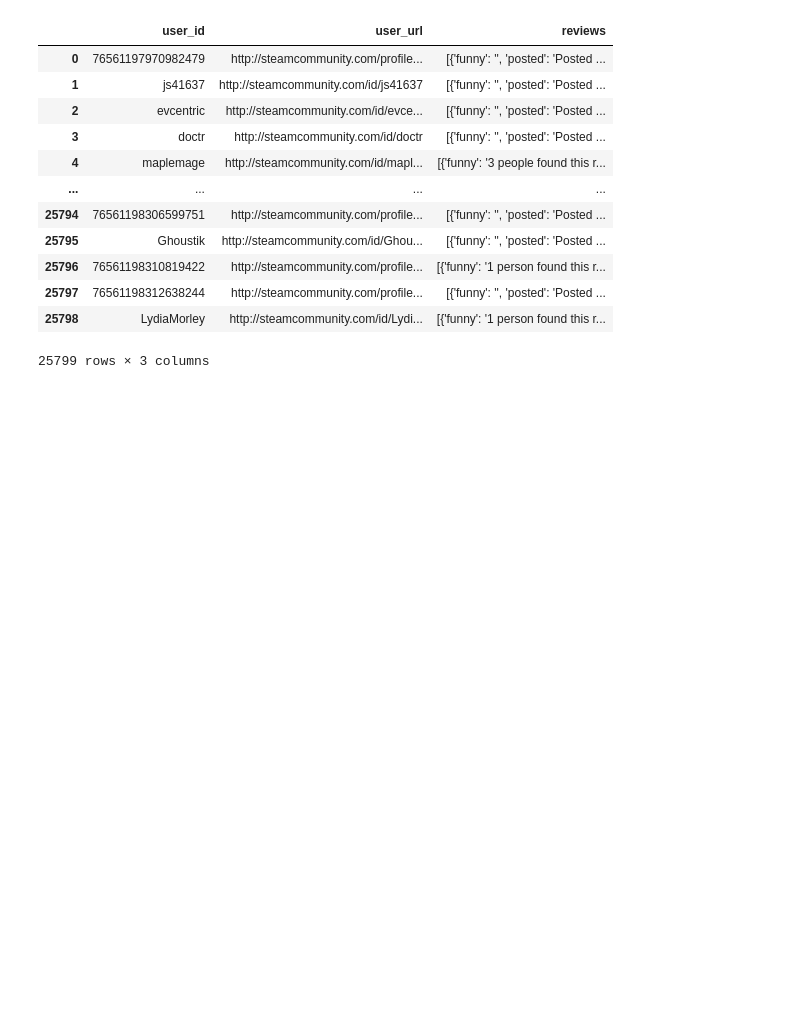
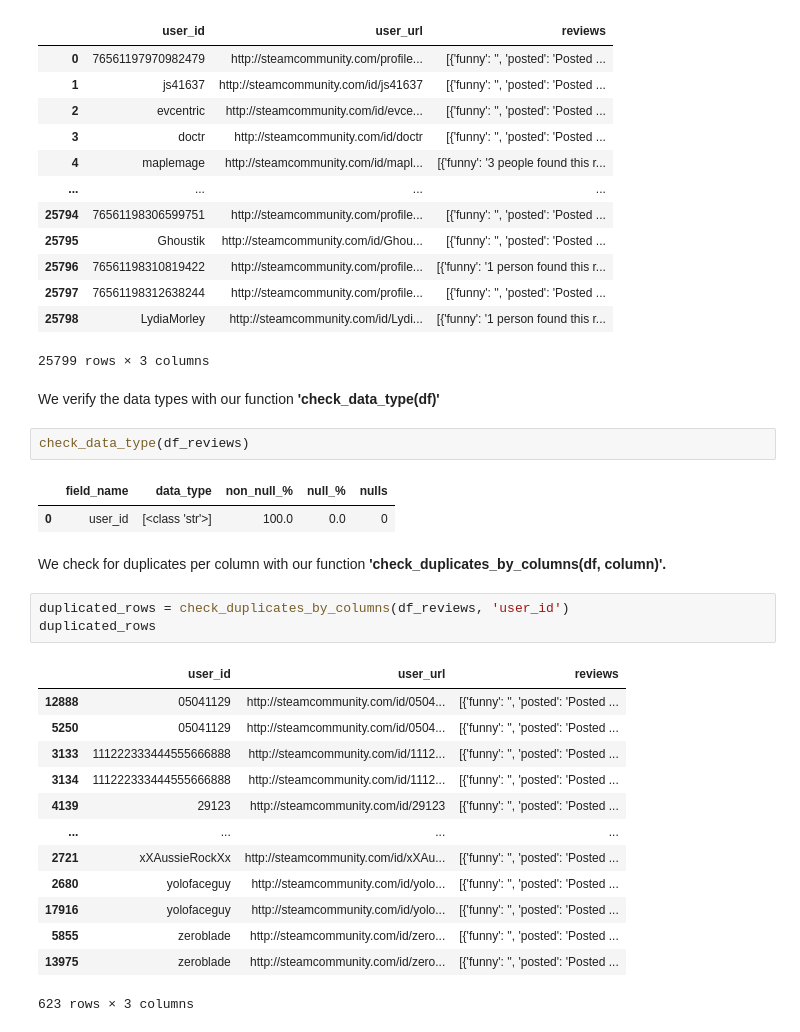
Before and after one commit to MigueJhota/Developing-an-MLOps-Pipeline-for-a-Recommender-System, a Jupyter notebook: 1_ETL_feature_engineering.ipynb, the cells around one changed output. Cells and saved outputs as stored; diff of their text form; blank space fills up the shorter version.

```diff
--- a/1_ETL_feature_engineering.ipynb
+++ b/1_ETL_feature_engineering.ipynb
@@ -252,3 +252,29 @@ df_reviews
 | 25797 | 76561198312638244 | http://steamcommunity.com/profile... | [{'funny': '', 'posted': 'Posted ... |
 | 25798 | LydiaMorley | http://steamcommunity.com/id/Lydi... | [{'funny': '1 person found this r... |
 25799 rows × 3 columns
+# %% [markdown]
+We verify the data types with our function **'check_data_type(df)'**
+# %%
+check_data_type(df_reviews)
+# %% [output]
+|  | field_name | data_type | non_null_% | null_% | nulls |
+| 0 | user_id | [<class 'str'>] | 100.0 | 0.0 | 0 |
+# %% [markdown]
+We check for duplicates per column with our function **'check_duplicates_by_columns(df, column)'.**
+# %%
+duplicated_rows = check_duplicates_by_columns(df_reviews, 'user_id')
+duplicated_rows
+# %% [output]
+|  | user_id | user_url | reviews |
+| 12888 | 05041129 | http://steamcommunity.com/id/0504... | [{'funny': '', 'posted': 'Posted ... |
+| 5250 | 05041129 | http://steamcommunity.com/id/0504... | [{'funny': '', 'posted': 'Posted ... |
+| 3133 | 111222333444555666888 | http://steamcommunity.com/id/1112... | [{'funny': '', 'posted': 'Posted ... |
+| 3134 | 111222333444555666888 | http://steamcommunity.com/id/1112... | [{'funny': '', 'posted': 'Posted ... |
+| 4139 | 29123 | http://steamcommunity.com/id/29123 | [{'funny': '', 'posted': 'Posted ... |
+| ... | ... | ... | ... |
+| 2721 | xXAussieRockXx | http://steamcommunity.com/id/xXAu... | [{'funny': '', 'posted': 'Posted ... |
+| 2680 | yolofaceguy | http://steamcommunity.com/id/yolo... | [{'funny': '', 'posted': 'Posted ... |
+| 17916 | yolofaceguy | http://steamcommunity.com/id/yolo... | [{'funny': '', 'posted': 'Posted ... |
+| 5855 | zeroblade | http://steamcommunity.com/id/zero... | [{'funny': '', 'posted': 'Posted ... |
+| 13975 | zeroblade | http://steamcommunity.com/id/zero... | [{'funny': '', 'posted': 'Posted ... |
+623 rows × 3 columns
```
Also changed, not shown: parts of 11 cells of this notebook.
